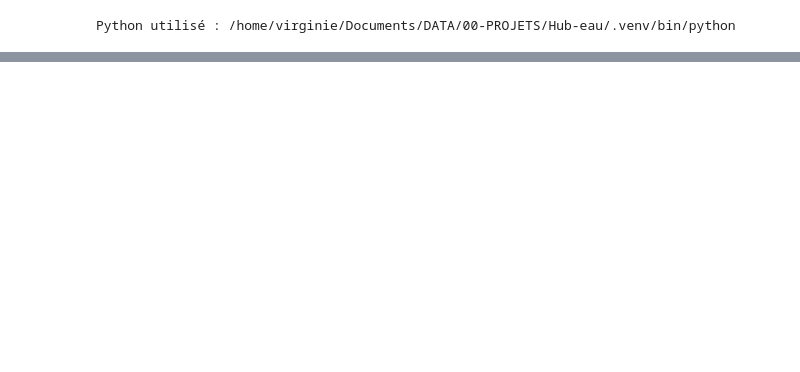
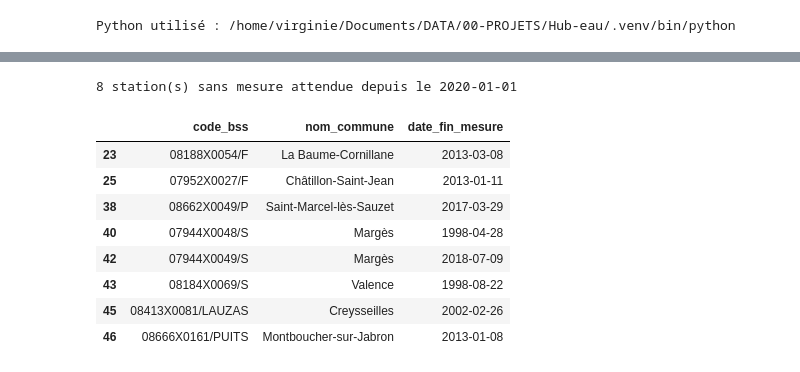
Before and after one commit to vir-giny/Hub-eau_piezometrie, a Jupyter notebook: notebooks/02_chroniques.ipynb, the cells around one changed output, grey strips where cells are left out. Cells and saved outputs as stored; diff of their text form; code cells hidden in the pictures; blank space fills up the shorter version.

```diff
--- a/notebooks/02_chroniques.ipynb
+++ b/notebooks/02_chroniques.ipynb
@@ -337,0 +151,18 @@ Nombre de stations : 176
+# %%
+# Stations sans mesure sur la période étudiée (arrêtées avant DATE_DEBUT_CHRONIQUES)
+# => l'API renverra 0 résultat pour elles : c'est attendu, pas une erreur
+
+arretees = df_stations_mesurees[df_stations_mesurees["date_fin_mesure"] < DATE_DEBUT_CHRONIQUES]
+print(f"{len(arretees)} station(s) sans mesure attendue depuis le {DATE_DEBUT_CHRONIQUES}")
+arretees[["code_bss", "nom_commune", "date_fin_mesure"]]
+# %% [output]
+8 station(s) sans mesure attendue depuis le 2020-01-01
+|  | code_bss | nom_commune | date_fin_mesure |
+| 23 | 08188X0054/F | La Baume-Cornillane | 2013-03-08 |
+| 25 | 07952X0027/F | Châtillon-Saint-Jean | 2013-01-11 |
+| 38 | 08662X0049/P | Saint-Marcel-lès-Sauzet | 2017-03-29 |
+| 40 | 07944X0048/S | Margès | 1998-04-28 |
+| 42 | 07944X0049/S | Margès | 2018-07-09 |
+| 43 | 08184X0069/S | Valence | 1998-08-22 |
+| 45 | 08413X0081/LAUZAS | Creysseilles | 2002-02-26 |
+| 46 | 08666X0161/PUITS | Montboucher-sur-Jabron | 2013-01-08 |
```
Also changed, not shown: parts of 39 cells of this notebook, 1 other file.
